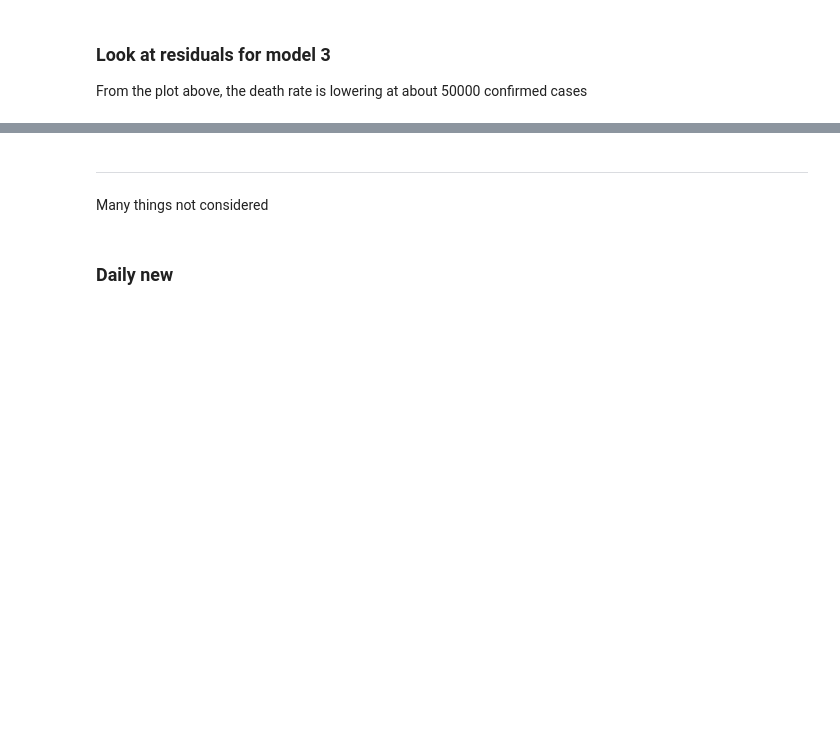
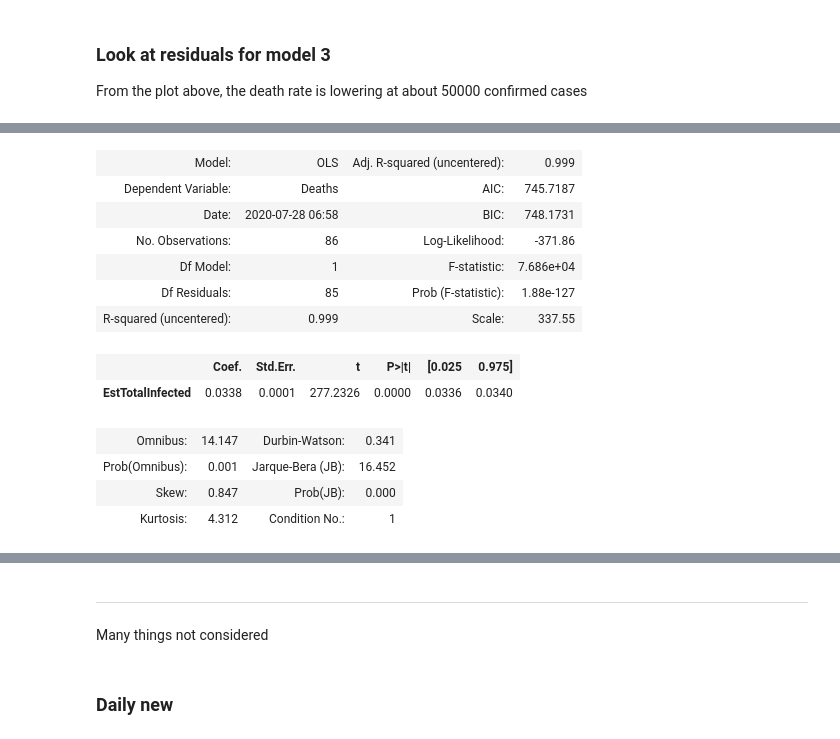
Before and after one commit to ArmandBester/SARS-COV2-in-SA, a Jupyter notebook: SA_cov_dr.ipynb, the cells around one changed output, grey strips where cells are left out. Cells and saved outputs as stored; diff of their text form; code cells hidden in the pictures; blank space fills up the shorter version.

```diff
--- a/SA_cov_dr.ipynb
+++ b/SA_cov_dr.ipynb
@@ -297,0 +300,6 @@ plt.title('Model residuals vs Est. total infected');
+# %%
+a = adjSA[adjSA['region'] == 'a']
+m_a = sm.OLS(a['Deaths'], a['EstTotalInfected']).fit()
+
+b = adjSA[adjSA['region'] == 'b']
+m_b = sm.OLS(b['Deaths'], b['EstTotalInfected']).fit()
@@ -297,0 +315,16 @@ plt.title('Model residuals vs Est. total infected');
+# %%
+m_a.summary2()
+# %% [output]
+| Model: | OLS | Adj. R-squared (uncentered): | 0.999 |
+| Dependent Variable: | Deaths | AIC: | 745.7187 |
+| Date: | 2020-07-28 06:58 | BIC: | 748.1731 |
+| No. Observations: | 86 | Log-Likelihood: | -371.86 |
+| Df Model: | 1 | F-statistic: | 7.686e+04 |
+| Df Residuals: | 85 | Prob (F-statistic): | 1.88e-127 |
+| R-squared (uncentered): | 0.999 | Scale: | 337.55 |
+|  | Coef. | Std.Err. | t | P>|t| | [0.025 | 0.975] |
+| EstTotalInfected | 0.0338 | 0.0001 | 277.2326 | 0.0000 | 0.0336 | 0.0340 |
+| Omnibus: | 14.147 | Durbin-Watson: | 0.341 |
+| Prob(Omnibus): | 0.001 | Jarque-Bera (JB): | 16.452 |
+| Skew: | 0.847 | Prob(JB): | 0.000 |
+| Kurtosis: | 4.312 | Condition No.: | 1 |
```
Also changed, not shown: parts of 12 cells of this notebook, 8 other files.
